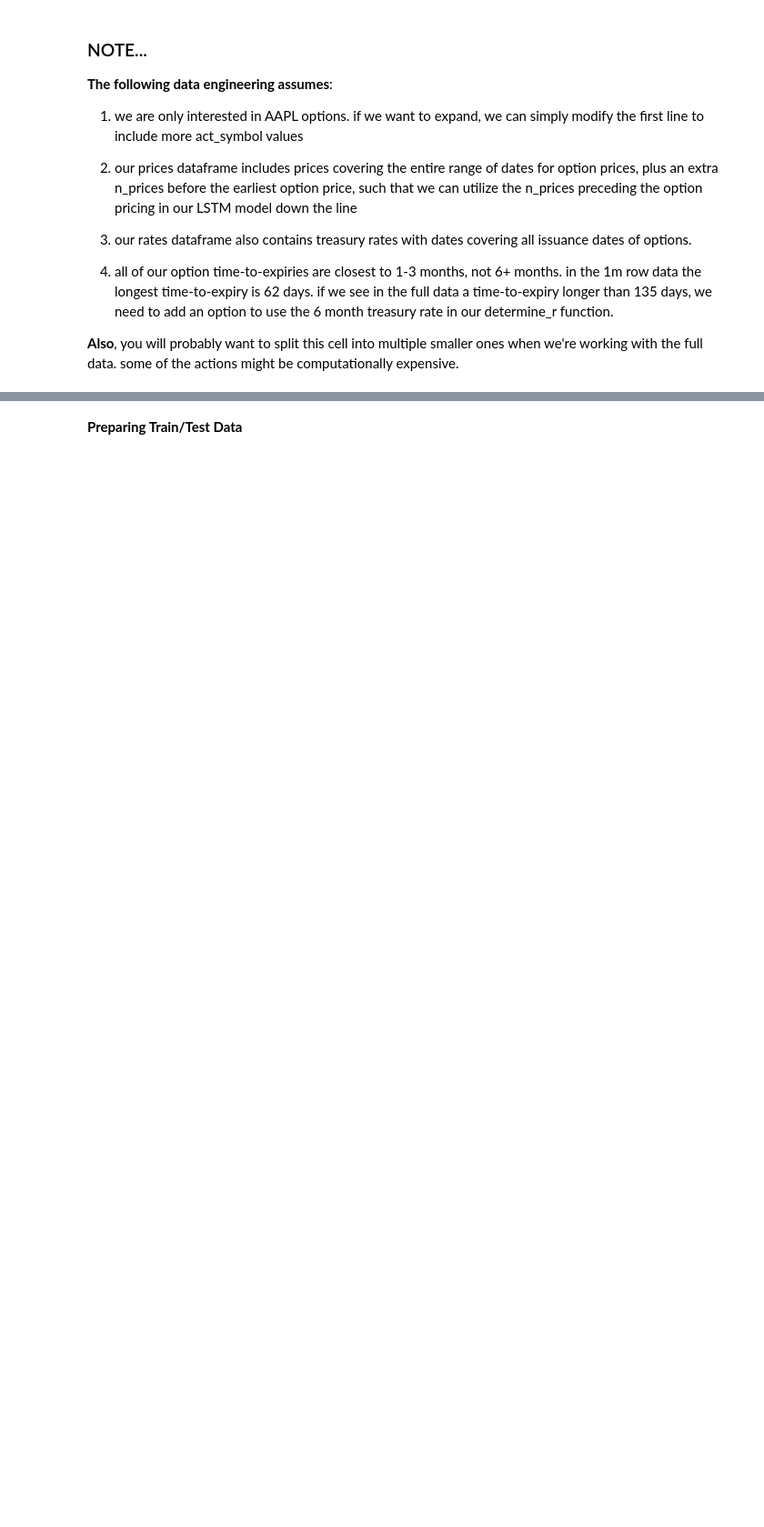
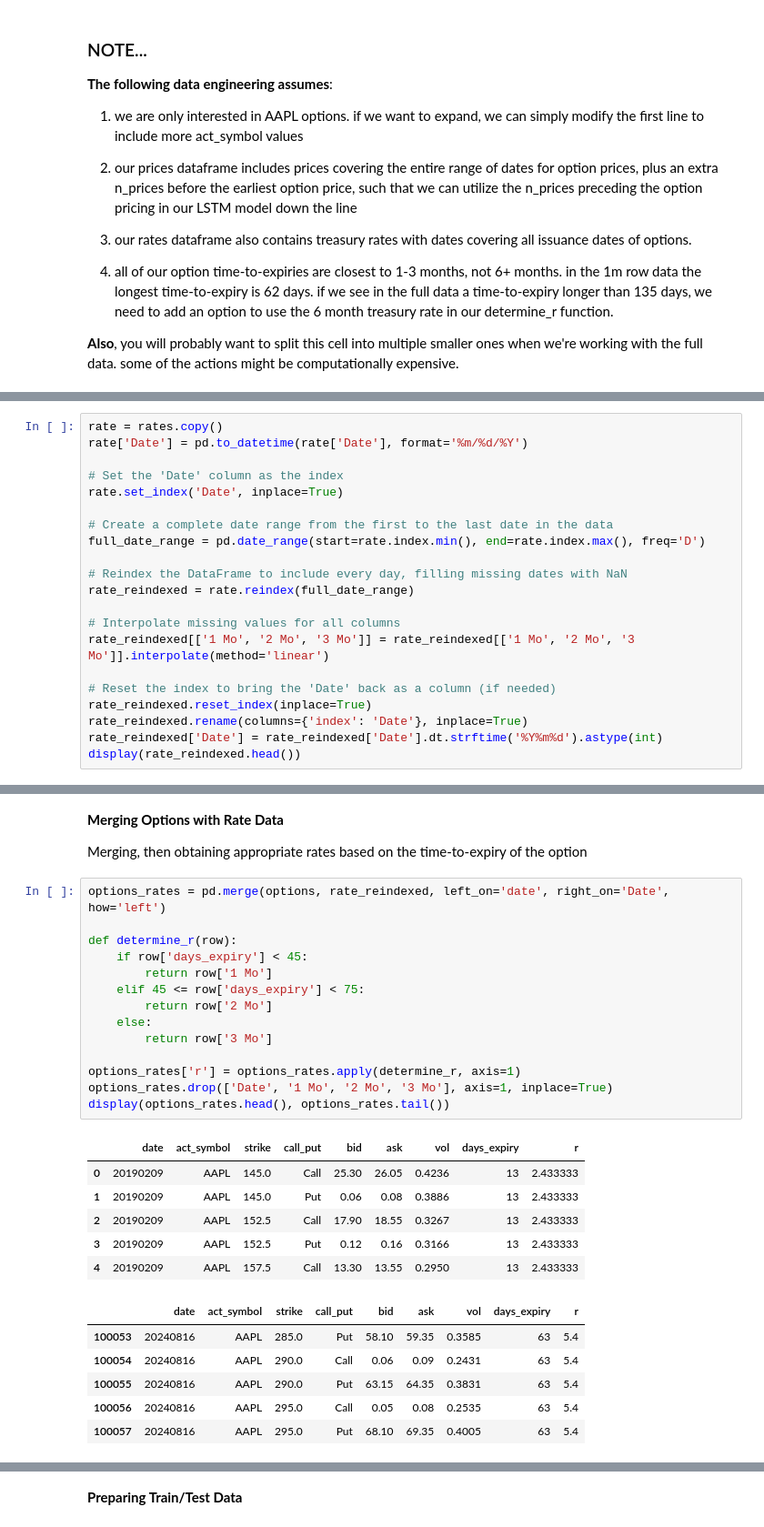
Before and after one commit to mnmcfadd/Options_LSTM, a Jupyter notebook: Script.ipynb, the cells around one changed output, grey strips where cells are left out. Shown at 91% size. Saved outputs shown, nothing was run; the diff lists cells and outputs as text; blank space fills up the shorter version.

```diff
--- a/Script.ipynb
+++ b/Script.ipynb
@@ -100,0 +64,21 @@ See the caveats in the documentation: https://pandas.pydata.org/pandas-docs/stab
+# %%
+rate = rates.copy()
+rate['Date'] = pd.to_datetime(rate['Date'], format='%m/%d/%Y')
+
+# Set the 'Date' column as the index
+rate.set_index('Date', inplace=True)
+
+# Create a complete date range from the first to the last date in the data
+full_date_range = pd.date_range(start=rate.index.min(), end=rate.index.max(), freq='D')
+
+# Reindex the DataFrame to include every day, filling missing dates with NaN
+rate_reindexed = rate.reindex(full_date_range)
+
+# Interpolate missing values for all columns
+rate_reindexed[['1 Mo', '2 Mo', '3 Mo']] = rate_reindexed[['1 Mo', '2 Mo', '3 Mo']].interpolate(method='linear')
+
+# Reset the index to bring the 'Date' back as a column (if needed)
+rate_reindexed.reset_index(inplace=True)
+rate_reindexed.rename(columns={'index': 'Date'}, inplace=True)
+rate_reindexed['Date'] = rate_reindexed['Date'].dt.strftime('%Y%m%d').astype(int)
+display(rate_reindexed.head())
@@ -100,0 +111,31 @@ See the caveats in the documentation: https://pandas.pydata.org/pandas-docs/stab
+# %% [markdown]
+**Merging Options with Rate Data**
+
+Merging, then obtaining appropriate rates based on the time-to-expiry of the option
+# %%
+options_rates = pd.merge(options, rate_reindexed, left_on='date', right_on='Date', how='left')
+
+def determine_r(row):
+    if row['days_expiry'] < 45:
+        return row['1 Mo']
+    elif 45 <= row['days_expiry'] < 75:
+        return row['2 Mo']
+    else:
+        return row['3 Mo']
+
+options_rates['r'] = options_rates.apply(determine_r, axis=1)
+options_rates.drop(['Date', '1 Mo', '2 Mo', '3 Mo'], axis=1, inplace=True)
+display(options_rates.head(), options_rates.tail())
+# %% [output]
+|  | date | act_symbol | strike | call_put | bid | ask | vol | days_expiry | r |
+| 0 | 20190209 | AAPL | 145.0 | Call | 25.30 | 26.05 | 0.4236 | 13 | 2.433333 |
+| 1 | 20190209 | AAPL | 145.0 | Put | 0.06 | 0.08 | 0.3886 | 13 | 2.433333 |
+| 2 | 20190209 | AAPL | 152.5 | Call | 17.90 | 18.55 | 0.3267 | 13 | 2.433333 |
+| 3 | 20190209 | AAPL | 152.5 | Put | 0.12 | 0.16 | 0.3166 | 13 | 2.433333 |
+| 4 | 20190209 | AAPL | 157.5 | Call | 13.30 | 13.55 | 0.2950 | 13 | 2.433333 |
+|  | date | act_symbol | strike | call_put | bid | ask | vol | days_expiry | r |
+| 100053 | 20240816 | AAPL | 285.0 | Put | 58.10 | 59.35 | 0.3585 | 63 | 5.4 |
+| 100054 | 20240816 | AAPL | 290.0 | Call | 0.06 | 0.09 | 0.2431 | 63 | 5.4 |
+| 100055 | 20240816 | AAPL | 290.0 | Put | 63.15 | 64.35 | 0.3831 | 63 | 5.4 |
+| 100056 | 20240816 | AAPL | 295.0 | Call | 0.05 | 0.08 | 0.2535 | 63 | 5.4 |
+| 100057 | 20240816 | AAPL | 295.0 | Put | 68.10 | 69.35 | 0.4005 | 63 | 5.4 |
```
Also changed, not shown: parts of 29 cells of this notebook, 1 other file.
